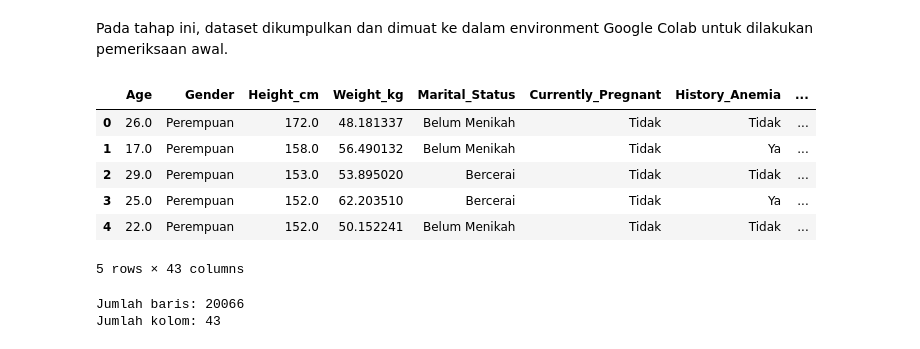
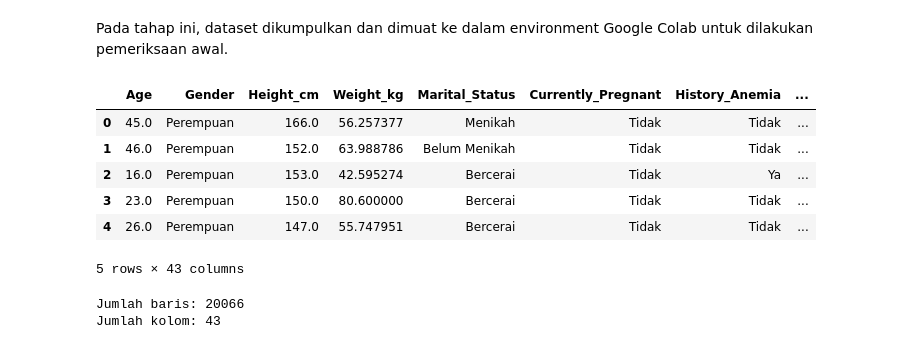
Before and after one commit to PriadiCuanda-231401058/Capstone-Project-Eye-Nemia, a Jupyter notebook: Eye_nemia.ipynb, the cells around one changed output. Cells and saved outputs as stored; diff of their text form; code cells hidden in the pictures.

```diff
--- a/Eye_nemia.ipynb
+++ b/Eye_nemia.ipynb
@@ -47,22 +45,21 @@ Pada tahap ini, dataset dikumpulkan dan dimuat ke dalam environment Google Colab
 # %%
 # https://drive.google.com/file/d/1xSvfYLRAZaUe4jEvpNDDl0MMLKq-E8le/view?usp=sharing (Dataset baru)
 # https://drive.google.com/file/d/1MJAgFYbbsE1_SEDRZyXLpG6COH7kXxz3/view?usp=drive_link (Dataset Lama)
-# https://drive.google.com/file/d/1C6B6SkYysbDb4zSoeBAfLMq85ptOk9ZI/view?usp=sharing (Dataset Baru (Risk_Score Numerik))
+# https://drive.google.com/file/d/163ozdwZluUFs3QD8mm9lIdIwkL5dUQi6/view?usp=sharing (Dataset Baru (Risk_Score Numerik))
 
-file_id = '1C6B6SkYysbDb4zSoeBAfLMq85ptOk9ZI'
+file_id = '163ozdwZluUFs3QD8mm9lIdIwkL5dUQi6'
 url = f'https://drive.google.com/uc?export=download&id={file_id}'
 
 anemia_df = pd.read_csv(url)
 
-# Menampilkan 5 data teratas
 anemia_df.head()
 # %% [output]
 |  | Age | Gender | Height_cm | Weight_kg | Marital_Status | Currently_Pregnant | History_Anemia | ... |
-| 0 | 26.0 | Perempuan | 172.0 | 48.181337 | Belum Menikah | Tidak | Tidak | ... |
-| 1 | 17.0 | Perempuan | 158.0 | 56.490132 | Belum Menikah | Tidak | Ya | ... |
-| 2 | 29.0 | Perempuan | 153.0 | 53.895020 | Bercerai | Tidak | Tidak | ... |
-| 3 | 25.0 | Perempuan | 152.0 | 62.203510 | Bercerai | Tidak | Ya | ... |
-| 4 | 22.0 | Perempuan | 152.0 | 50.152241 | Belum Menikah | Tidak | Tidak | ... |
+| 0 | 45.0 | Perempuan | 166.0 | 56.257377 | Menikah | Tidak | Tidak | ... |
+| 1 | 46.0 | Perempuan | 152.0 | 63.988786 | Belum Menikah | Tidak | Tidak | ... |
+| 2 | 16.0 | Perempuan | 153.0 | 42.595274 | Bercerai | Tidak | Ya | ... |
+| 3 | 23.0 | Perempuan | 150.0 | 80.600000 | Bercerai | Tidak | Tidak | ... |
+| 4 | 26.0 | Perempuan | 147.0 | 55.747951 | Bercerai | Tidak | Tidak | ... |
 5 rows × 43 columns
 # %%
 # Melihat ukuran dataset
```
Also changed, not shown: parts of 122 cells of this notebook.
